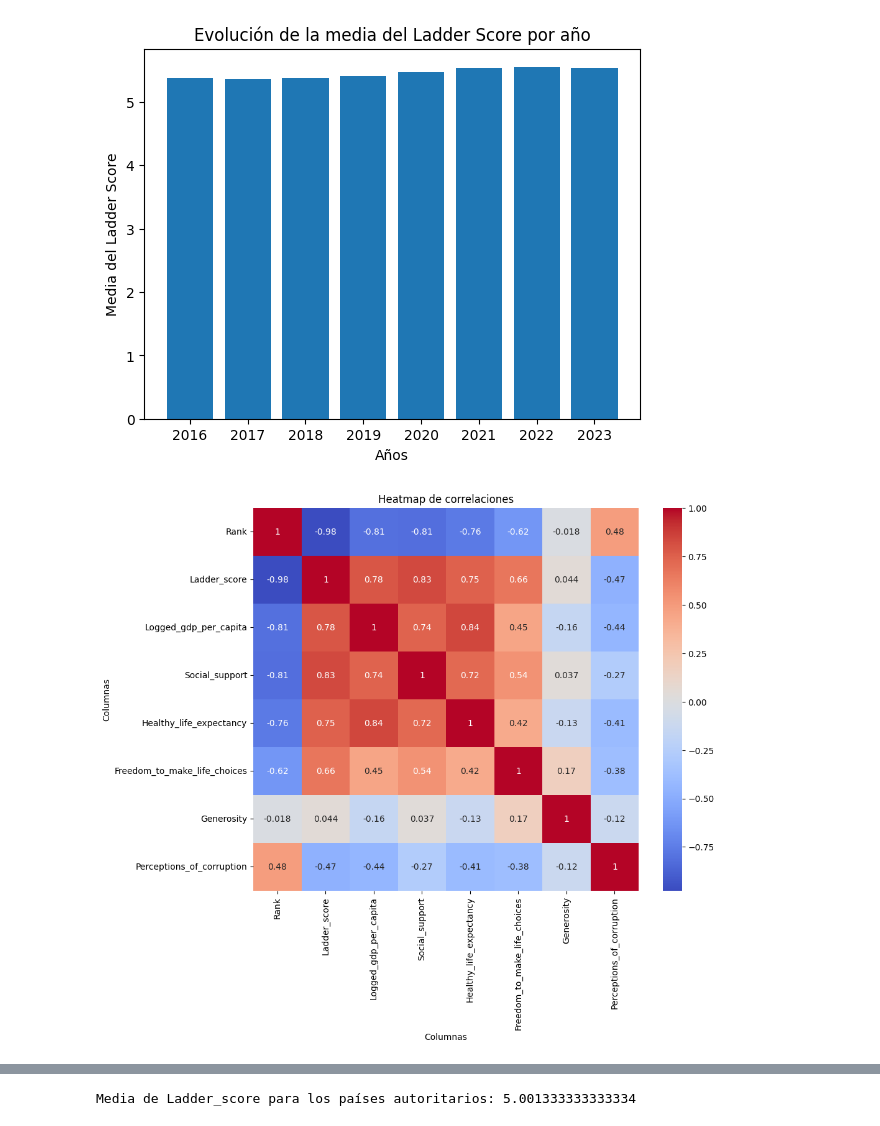
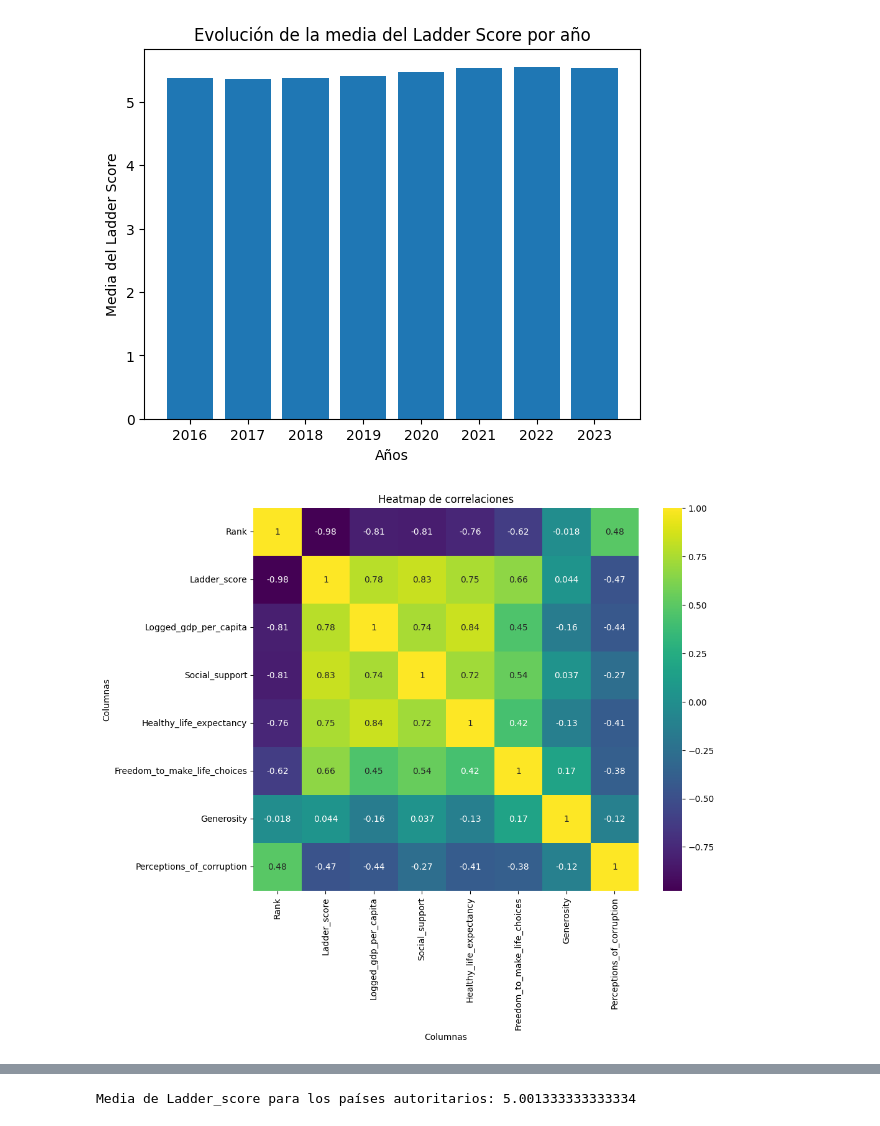
Before and after one commit to jose-luis666/w8-final_project, a Jupyter notebook: Untitled-2.ipynb, the cells around one changed output, grey strips where cells are left out. Saved outputs shown, nothing was run; the diff lists cells and outputs as text; code cells hidden in the pictures.

```diff
--- a/Untitled-2.ipynb
+++ b/Untitled-2.ipynb
@@ -657,25 +657,24 @@ plt.show()
 # %% [output]
 [figure]
 # %%
-import seaborn as sns
-import matplotlib.pyplot as plt
+# Ahora vamos a observar las correlaciones entre las columnas
 
 # Seleccionar solo las columnas numéricas del DataFrame
 numeric_columns = df.select_dtypes(include=['float64', 'int64'])
 
 # Calcular la matriz de correlaciones
 correlation_matrix = numeric_columns.corr()
 
 # Crear el heatmap
 plt.figure(figsize=(10, 8))
-sns.heatmap(correlation_matrix, annot=True, cmap='coolwarm')
+sns.heatmap(correlation_matrix, annot=True, cmap='viridis')
 
 # Configurar los títulos de los ejes y el título del gráfico
 plt.xlabel('Columnas')
 plt.ylabel('Columnas')
 plt.title('Heatmap de correlaciones')
 
 # Mostrar el heatmap
 plt.show()
 # %% [output]
-[figure, old version]
+[figure, new version]
```
Also changed, not shown: parts of 6 cells of this notebook.
